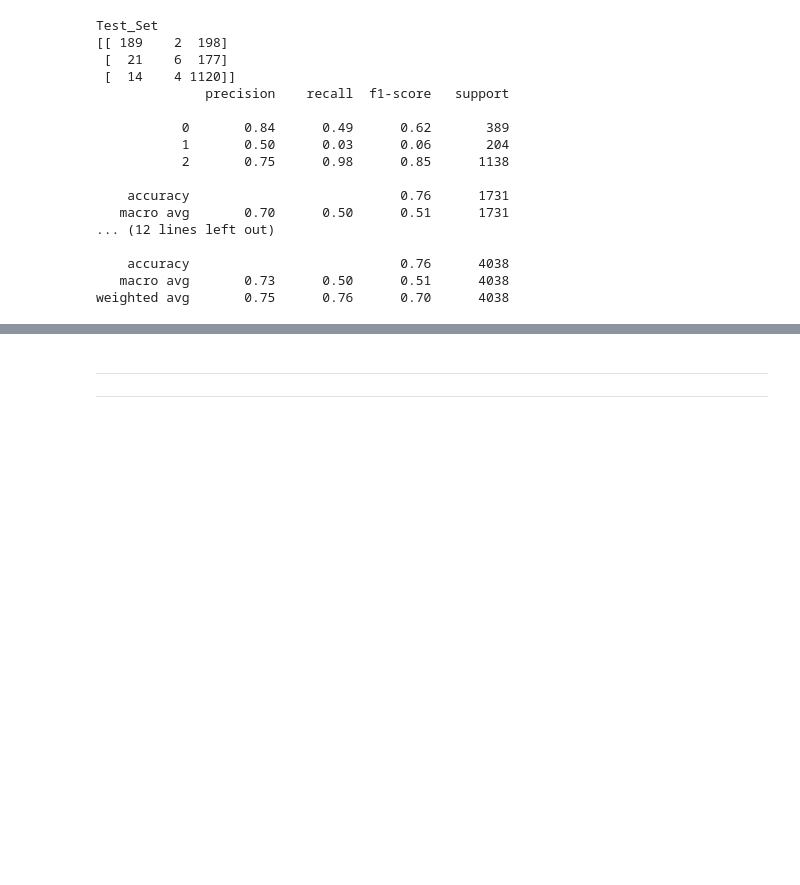
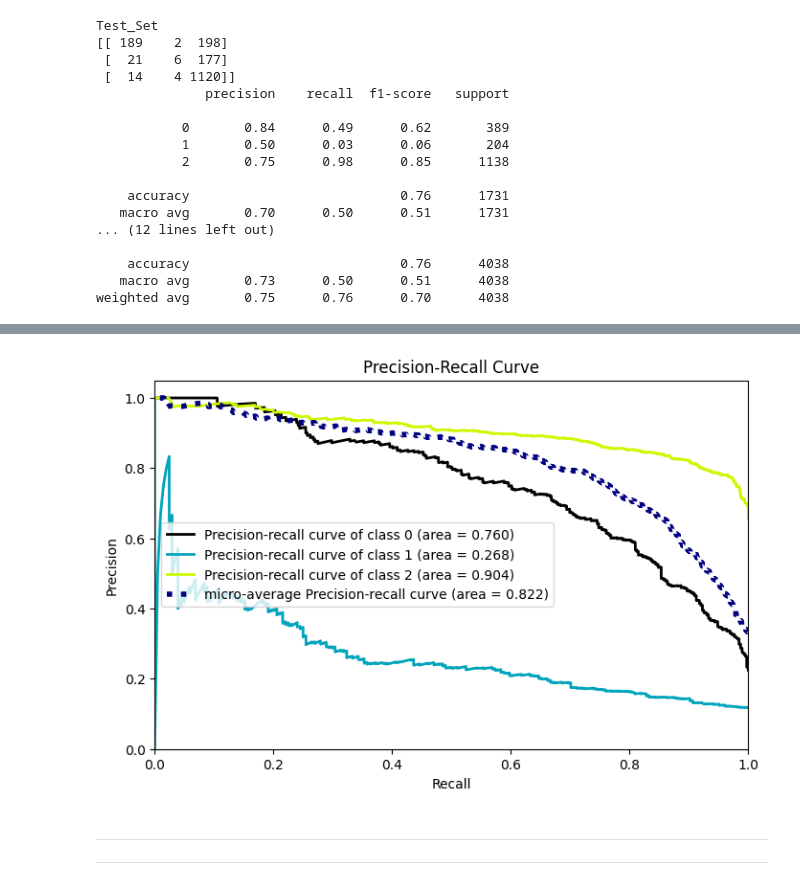
Before and after one commit to safiyeolgun/data-science-st, a Jupyter notebook: projects/Soldiers Race Classification/soldier_race_project_students.ipynb, the cells around one changed output, grey strips where cells are left out. Saved outputs shown, nothing was run; the diff lists cells and outputs as text; code cells hidden in the pictures; blank space fills up the shorter version.

```diff
--- a/projects/Soldiers Race Classification/soldier_race_project_students.ipynb
+++ b/projects/Soldiers Race Classification/soldier_race_project_students.ipynb
@@ -1209,12 +1228,13 @@ operations_xgb2 = [("OrdinalEncoder", column_trans3),
                                     class_weight = 'balanced',
                                     max_depth=2,
                                     n_estimators=20,
-                                    learning_rate:0.05))]
+                                    learning_rate =0.05))]
 model = Pipeline(steps=operations_xgb2)
 
-model.fit(X_train, y_train)
+model.fit(X_train, y_train_xgb)
 
 y_pred_proba = model.predict_proba(X_test)
 
-plot_precision_recall(y_test, y_pred_proba)
+plot_precision_recall(y_test_xgb, y_pred_proba)
 plt.show();
+# %% [output]
@@ -1220,0 +1243 @@ plt.show();
+[figure, added]
```
Also changed, not shown: parts of 5 cells of this notebook, 2 other files.
